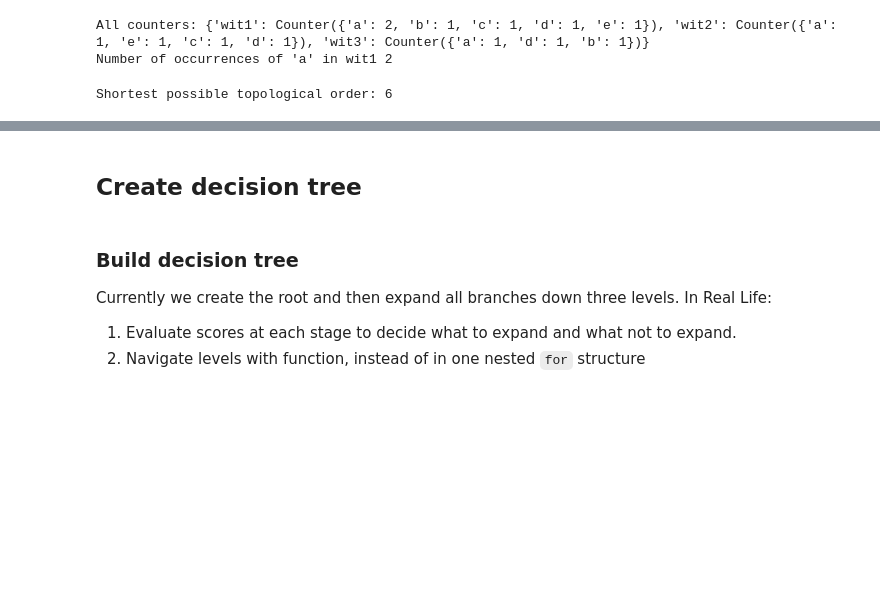
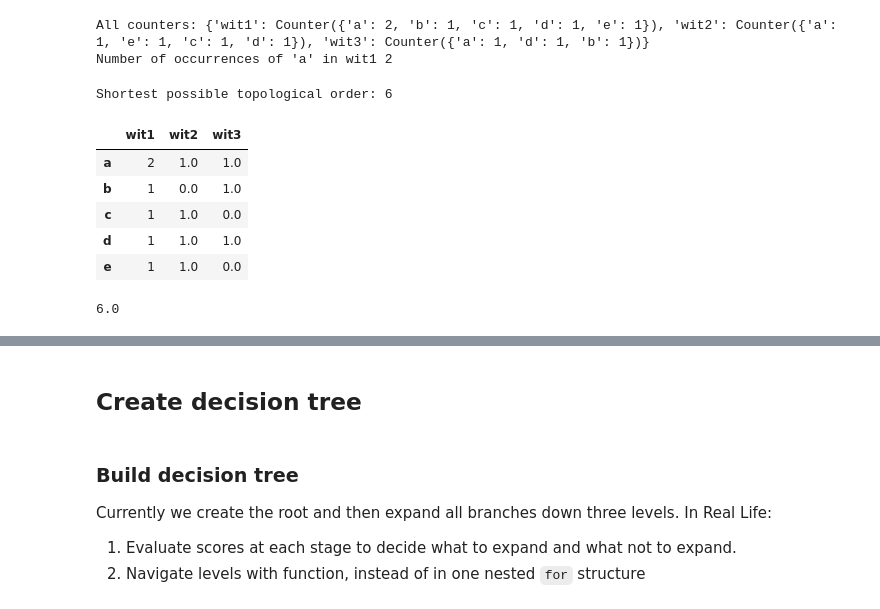
Before and after one commit to djbpitt/this-time-for-sure, a Jupyter notebook: dag_integration.ipynb, the cells around one changed output, grey strips where cells are left out. Drawn from its saved outputs; the diff is of its cells as text; code cells hidden in the pictures; blank space fills up the shorter version.

```diff
--- a/dag_integration.ipynb
+++ b/dag_integration.ipynb
@@ -149,3 +149,19 @@ shortest_topological_order = sum([max([c[t] for c in counts.values()])for t in a
 print("Shortest possible topological order:", shortest_topological_order)
 # %% [output]
 Shortest possible topological order: 6
+# %%
+# now do it using pandas instead
+counts_df = pd.DataFrame(counts).fillna(0)
+counts_df
+# %% [output]
+|  | wit1 | wit2 | wit3 |
+| a | 2 | 1.0 | 1.0 |
+| b | 1 | 0.0 | 1.0 |
+| c | 1 | 1.0 | 0.0 |
+| d | 1 | 1.0 | 1.0 |
+| e | 1 | 1.0 | 0.0 |
+# %%
+shortest_topological_order = counts_df.max(axis=1).sum()
+shortest_topological_order
+# %% [output]
+6.0
```
Also changed, not shown: parts of 2 cells of this notebook.
